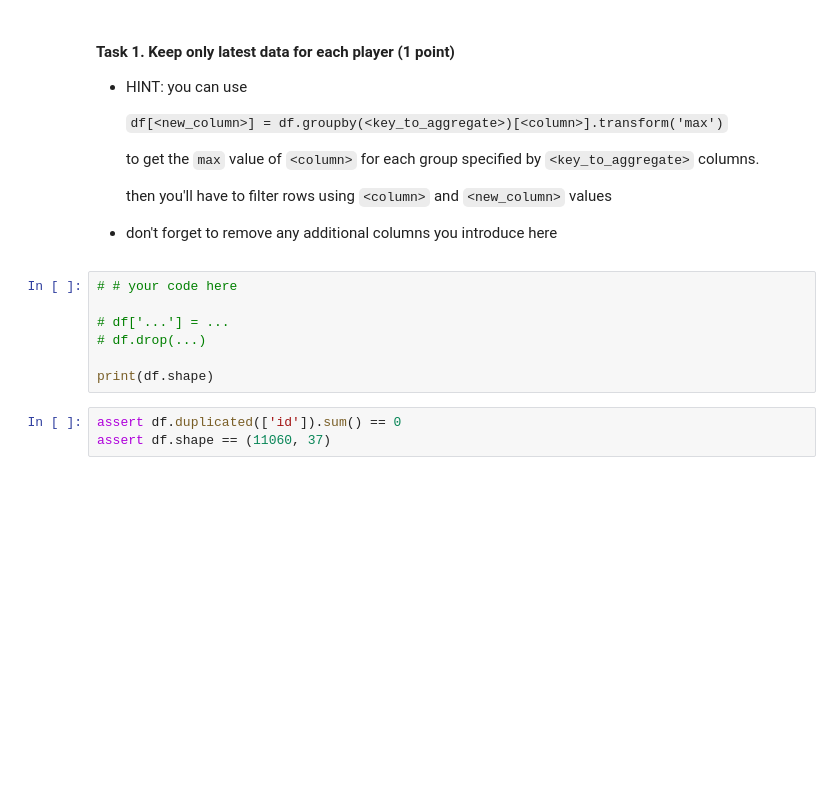
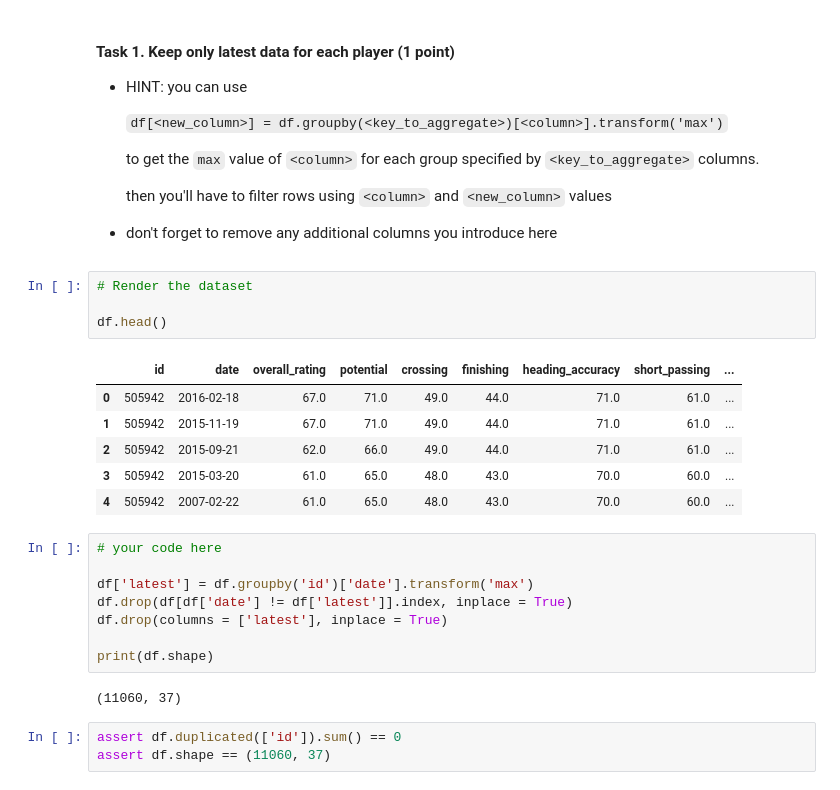
Before and after one commit to AnastasiiaSt/Linear-Regression, a Jupyter notebook: linear_regression.ipynb, the cells around one changed output. Cells and saved outputs as stored; diff of their text form; blank space fills up the shorter version.

```diff
--- a/linear_regression.ipynb
+++ b/linear_regression.ipynb
@@ -176,13 +188,27 @@ df.duplicated('id').value_counts()
 
 
 * don't forget to remove any additional columns you introduce here
+# %%
+# Render the dataset
+
+df.head()
+# %% [output]
+|  | id | date | overall_rating | potential | crossing | finishing | heading_accuracy | short_passing | ... |
+| 0 | 505942 | 2016-02-18 | 67.0 | 71.0 | 49.0 | 44.0 | 71.0 | 61.0 | ... |
+| 1 | 505942 | 2015-11-19 | 67.0 | 71.0 | 49.0 | 44.0 | 71.0 | 61.0 | ... |
+| 2 | 505942 | 2015-09-21 | 62.0 | 66.0 | 49.0 | 44.0 | 71.0 | 61.0 | ... |
+| 3 | 505942 | 2015-03-20 | 61.0 | 65.0 | 48.0 | 43.0 | 70.0 | 60.0 | ... |
+| 4 | 505942 | 2007-02-22 | 61.0 | 65.0 | 48.0 | 43.0 | 70.0 | 60.0 | ... |
 # %%
-# # your code here
+# your code here
 
-# df['...'] = ...
-# df.drop(...)
+df['latest'] = df.groupby('id')['date'].transform('max')
+df.drop(df[df['date'] != df['latest']].index, inplace = True)
+df.drop(columns = ['latest'], inplace = True)
 
 print(df.shape)
+# %% [output]
+(11060, 37)
 # %%
 assert df.duplicated(['id']).sum() == 0
 assert df.shape == (11060, 37)
```
Also changed, not shown: parts of 7 cells of this notebook.
